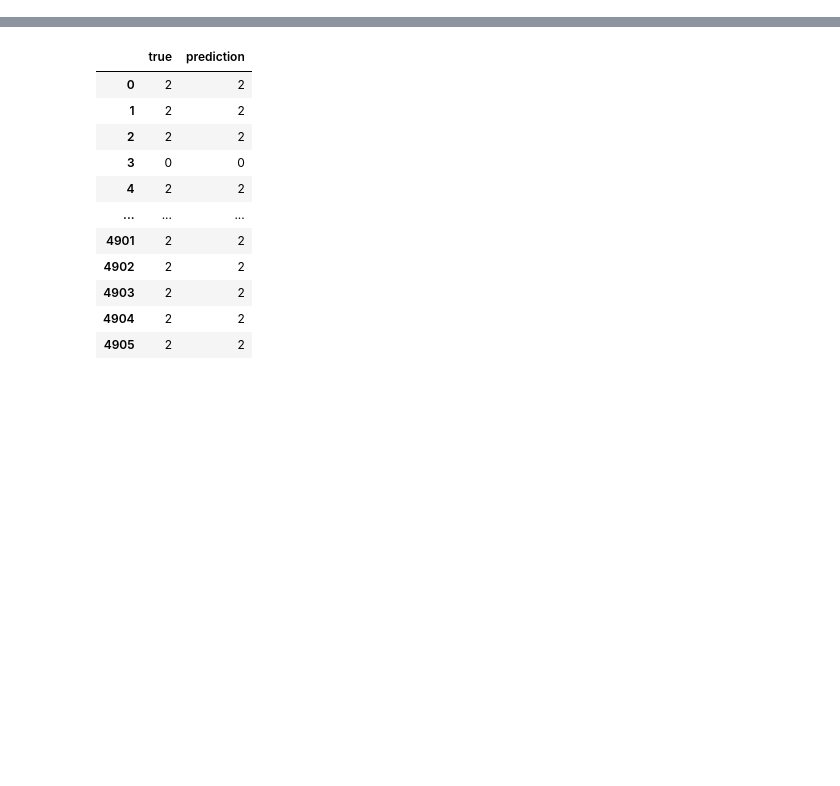
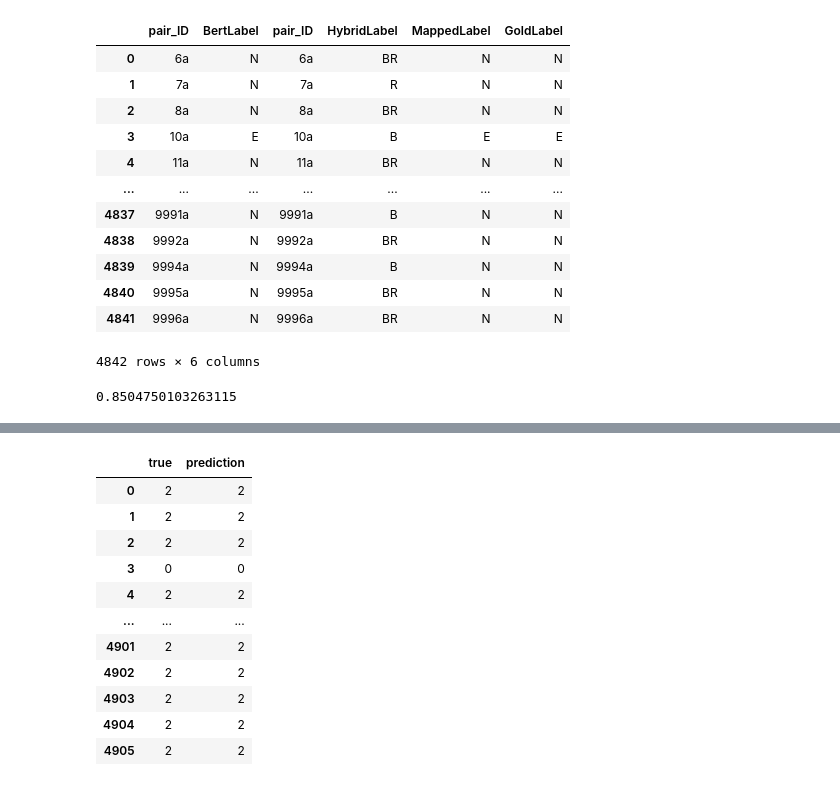
Before and after one commit to Zvonimir99/Hy-NLI, a Jupyter notebook: output/analyse-outputs.ipynb, the cells around one changed output, grey strips where cells are left out. Cells and saved outputs as stored; diff of their text form; code cells hidden in the pictures; blank space fills up the shorter version.

```diff
--- a/output/analyse-outputs.ipynb
+++ b/output/analyse-outputs.ipynb
@@ -2,3 +2,23 @@
 # analyse outputs
 # %%
 import pandas as pd
+# %%
+bert_path_base = '/home/adam/anu/comp4450/hy-nli/Hy-NLI/output/bert/results/untransform/results-untransform-rho'
+hy_path_base = '/home/adam/anu/comp4450/hy-nli/Hy-NLI/output/hybrid/untransform/results-hy-nli-untransform-rho'
+
+for rho in range(0,120,20):
+    r = str(rho)
+    for experiment in range(5):
+        e = str(experiment)
+        end = r + '-' + e + '.csv'
+        bert_path = bert_path_base + end
+        hy_path = hy_path_base + end
+
+        df_bert = pd.read_csv(bert_path, sep='\t')
+        df_hy = pd.read_csv(hy_path, sep='\t')
+
+        df_bert['BertLabel'] = df_bert['BertLabel'].replace(0, "E").replace(1, "C").replace(2, "N")
+
+        df_join = pd.concat([df_bert, df_hy], axis=1)
+
+        print(len(df_join[df_join['BertLabel'] == df_join['GoldLabel']]) / len(df_join))
@@ -4,0 +45,20 @@ import pandas as pd
+# %%
+bert_path_base = '/home/adam/anu/comp4450/hy-nli/Hy-NLI/output/bert/results/transform/results-transform-rho'
+hy_path_base = '/home/adam/anu/comp4450/hy-nli/Hy-NLI/output/hybrid/transform/results-hy-nli-transform-rho'
+
+for rho in range(0,120,20):
+    r = str(rho)
+    for experiment in range(5):
+        e = str(experiment)
+        end = r + '-' + e + '.csv'
+        bert_path = bert_path_base + end
+        hy_path = hy_path_base + end
+
+        df_bert = pd.read_csv(bert_path, sep='\t')
+        df_hy = pd.read_csv(hy_path, sep='\t')
+
+        df_bert['BertLabel'] = df_bert['BertLabel'].replace(0, "E").replace(1, "C").replace(2, "N")
+
+        df_join = pd.concat([df_bert, df_hy], axis=1)
+
+        print(len(df_join[df_join['BertLabel'] == df_join['GoldLabel']]) / len(df_join))
@@ -4,0 +67,20 @@ import pandas as pd
+# %%
+df_join
+# %% [output]
+|  | pair_ID | BertLabel | pair_ID | HybridLabel | MappedLabel | GoldLabel |
+| 0 | 6a | N | 6a | BR | N | N |
+| 1 | 7a | N | 7a | R | N | N |
+| 2 | 8a | N | 8a | BR | N | N |
+| 3 | 10a | E | 10a | B | E | E |
+| 4 | 11a | N | 11a | BR | N | N |
+| ... | ... | ... | ... | ... | ... | ... |
+| 4837 | 9991a | N | 9991a | B | N | N |
+| 4838 | 9992a | N | 9992a | BR | N | N |
+| 4839 | 9994a | N | 9994a | B | N | N |
+| 4840 | 9995a | N | 9995a | BR | N | N |
+| 4841 | 9996a | N | 9996a | BR | N | N |
+4842 rows × 6 columns
+# %%
+len(df_join[df_join['BertLabel'] == df_join['GoldLabel']]) / len(df_join)
+# %% [output]
+0.8504750103263115
```
Also changed, not shown: parts of 5 cells of this notebook, 1 other file.
